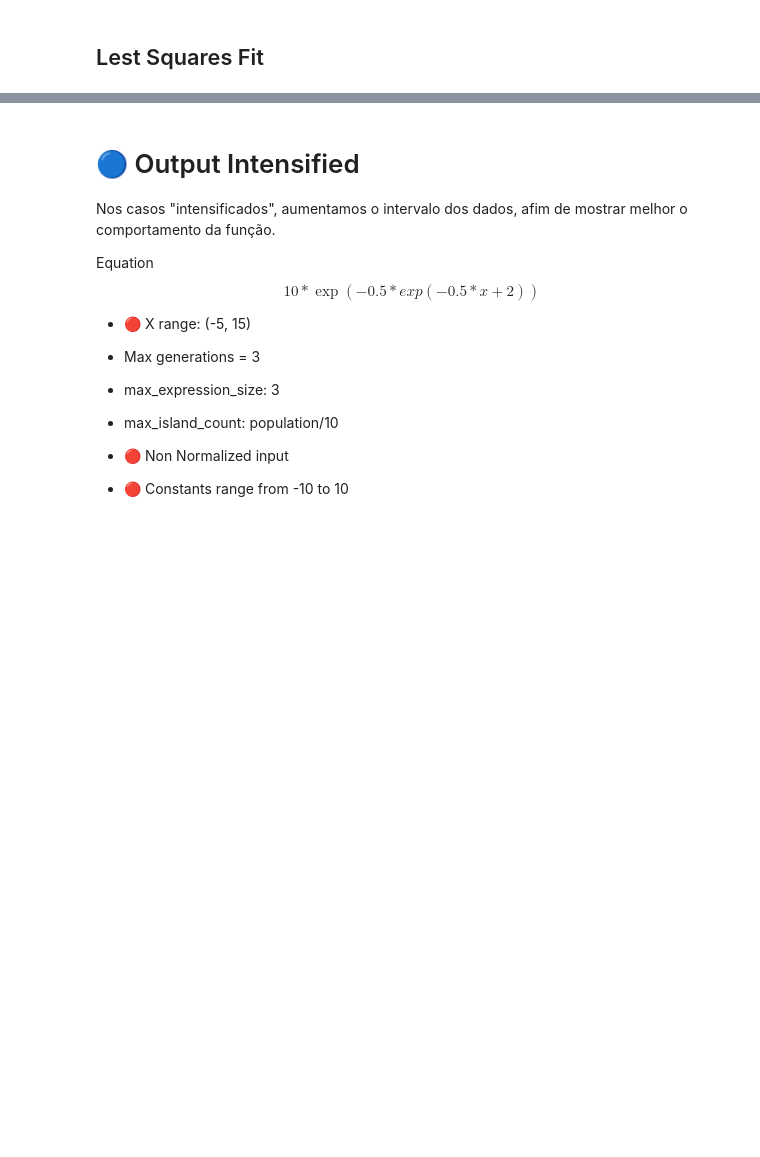
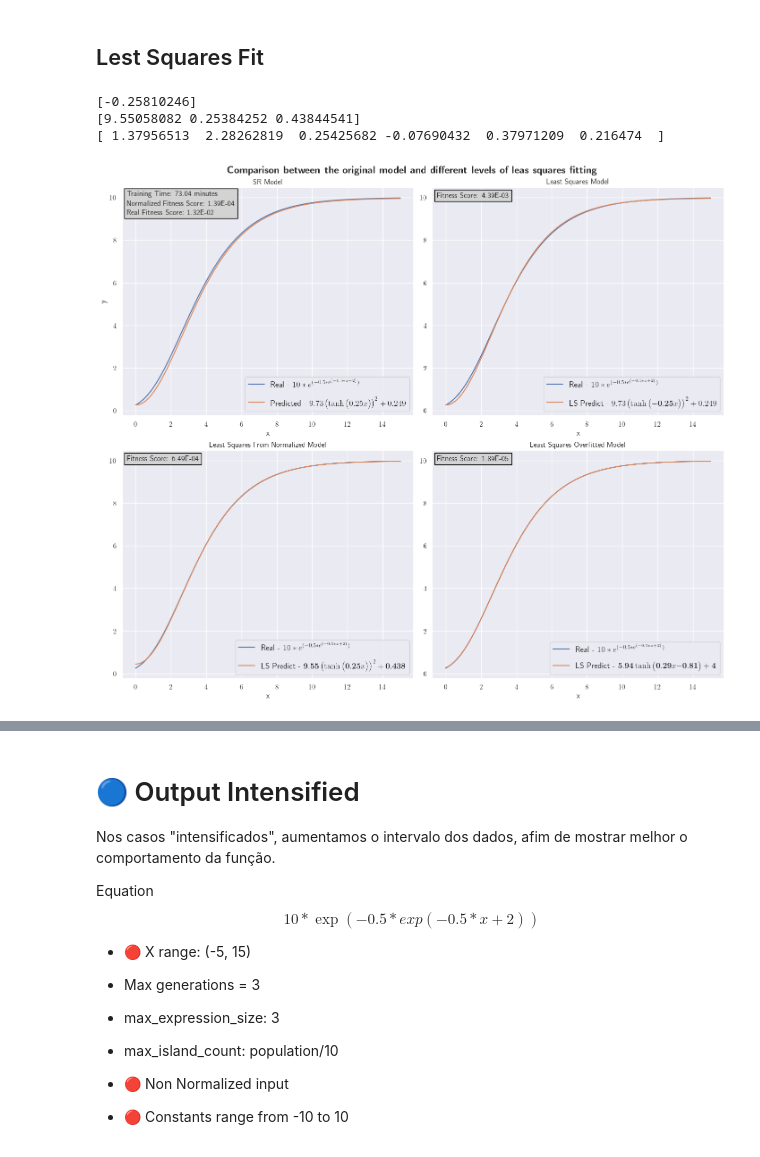
Before and after one commit to Guilherme-Ataliba/CSOWP-Symbolic-Regression, a Jupyter notebook: Analysis_new.ipynb, the cells around one changed output, grey strips where cells are left out. Cells and saved outputs as stored; diff of their text form; code cells hidden in the pictures; blank space fills up the shorter version.

Commit message:
finished redowing least squares

```diff
--- a/Analysis_new.ipynb
+++ b/Analysis_new.ipynb
@@ -548,8 +570,22 @@ plt.show()
 # %% [markdown]
 ## Lest Squares Fit
 # %%
-def model(X, a, b, c, d, e, f):
+def model(X, a):
+    return 9.73*(np.tanh(a*X))**2 + 0.249
+
+def model_norm(X, a, b, c):
+    return a*(np.tanh(b*X))**2 + c
+
+def model_over(X, a, b, c, d, e, f):
     return a*(b * np.tanh(c*X + d) + e)**2 + f
 
-params = least_squares_fit(model, X, y, [1, 1, 1, 1, 1, 1])
-params
+
+params = least_squares_fit(model, X, y, [1])
+params_norm = least_squares_fit(model_norm, X, y, [1, 1, 1])
+params_over = least_squares_fit(model_over, X, y, [1, 1, 1, 1, 1, 1])
+
+print(params, params_norm, params_over, sep="\n")
+# %% [output]
+[-0.25810246]
+[9.55058082 0.25384252 0.43844541]
+[ 1.37956513  2.28262819  0.25425682 -0.07690432  0.37971209  0.216474  ]
@@ -593,2 +592,61 @@ plt.show()
+# %%
+fig, axs = plt.subplots(2, 2, constrained_layout=True, figsize=(14, 12))
+
+plt.suptitle(r"\textbf{Comparison between the original model and different levels of leas squares fitting}", fontsize=16)
+
+
+# Axis 1
+sns.lineplot(x=X, y=func(X), label=r"Real - $10*e^{(-0.5*e^{(-0.5*x + 2)})}$", ax=axs[0, 0])
+sns.lineplot(x=X, y=output_func(X), label=r"Predicted - $9.73\left(\tanh\Big(0.25x\Big)\right)^2 + 0.249$", ax=axs[0, 0])
+
+axs[0, 0].annotate(f"""Training Time: {best_tree.training_time[0]:.2f} minutes
+Normalized Fitness Score: {best_tree.fitness_score[0]:.2E}
+Real Fitness Score: {least_squares(X, y, output_func):.2E}""",
+            (-0.5, 9.2), bbox={"facecolor": "lightgray", "edgecolor": "black"},
+               linespacing = 1.5)
+
+axs[0, 0].legend(prop={"size": 13}, labelspacing=1)
+axs[0, 0].set_ylabel("y")
+axs[0, 0].set_xlabel("x")
+axs[0, 0].set_title("SR Model")
+
+
+# Axis 2
+sns.lineplot(x=X, y=func(X), label=r"Real - $10*e^{(-0.5*e^{(-0.5*x + 2)})}$", ax=axs[0, 1])
+sns.lineplot(x=X, y=model(X, *params), ax=axs[0, 1], label=r"LS Predict - $9.73\left(\tanh\Big(\mathbf{-0.25}x\Big)\right)^2 + 0.249$")
+axs[0, 1].legend(prop={"size": 13}, labelspacing=1)
+axs[0, 1].set_xlabel("x")
+
+axs[0, 1].annotate(f"""Fitness Score: {least_squares(X, y, model, *params):.2E}""",
+            (-0.5, 10), bbox={"facecolor": "lightgray", "edgecolor": "black"})
+axs[0, 1].set_title("Least Squares Model")
+
+
+# Axis 3
+sns.lineplot(x=X, y=func(X), label=r"Real - $10*e^{(-0.5*e^{(-0.5*x + 2)})}$", ax=axs[1, 0])
+sns.lineplot(x=X, y=model_norm(X, *params_norm), ax=axs[1, 0], label=r"LS Predict - $\mathbf{9.55}\left(\tanh\Big(\mathbf{0.25}x\Big)\right)^2 + \mathbf{0.438}$")
+axs[1, 0].legend(prop={"size": 13}, labelspacing=1)
+axs[1, 0].set_xlabel("x")
+
+axs[1, 0].annotate(f"""Fitness Score: {least_squares(X, y, model_norm, *params_norm):.2E}""",
+            (-0.5, 10), bbox={"facecolor": "lightgray", "edgecolor": "black"})
+axs[1, 0].set_title("Least Squares From Normalized Model")
+
+
+# Axis 4
+sns.lineplot(x=X, y=func(X), label=r"Real - $10*e^{(-0.5*e^{(-0.5*x + 2)})}$", ax=axs[1, 1])
+sns.lineplot(x=X, y=model_over(X, *params_over), ax=axs[1, 1], label=r"LS Predict - $\mathbf{5.94}\tanh\Big(\mathbf{0.29}x \mathbf{- 0.81}\Big) + \mathbf{4}$")
+axs[1, 1].legend(prop={"size": 13}, labelspacing=1)
+axs[1, 1].set_xlabel("x")
+
+axs[1, 1].annotate(f"""Fitness Score: {least_squares(X, y, model_over, *params_over):.2E}""",
+            (-0.5, 10), bbox={"facecolor": "lightgray", "edgecolor": "black"})
+axs[1, 1].set_title("Least Squares Overfitted Model")
+
+
+
+plt.show()
+# %% [output]
+[figure, added]
 # %% [markdown]
 ## 🔷 Conclusões
```
Also changed, not shown: parts of 28 cells of this notebook, 34 other files.
